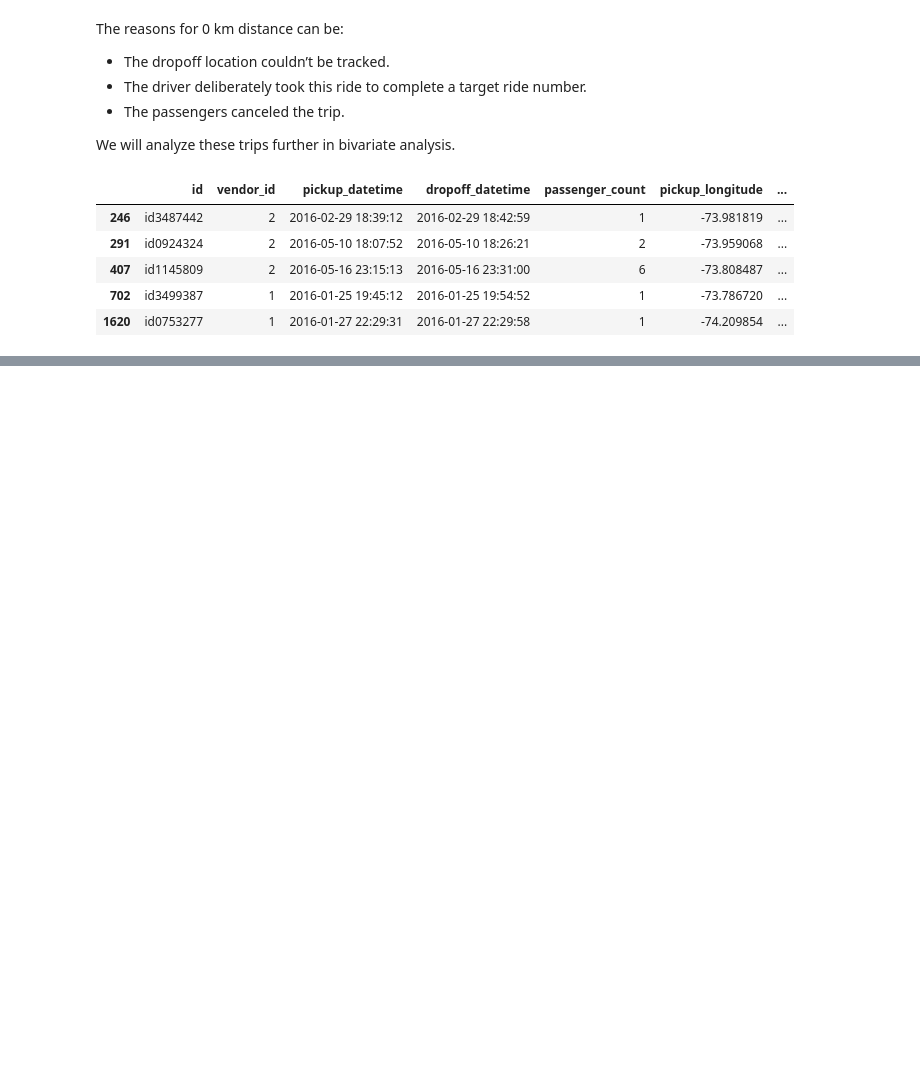
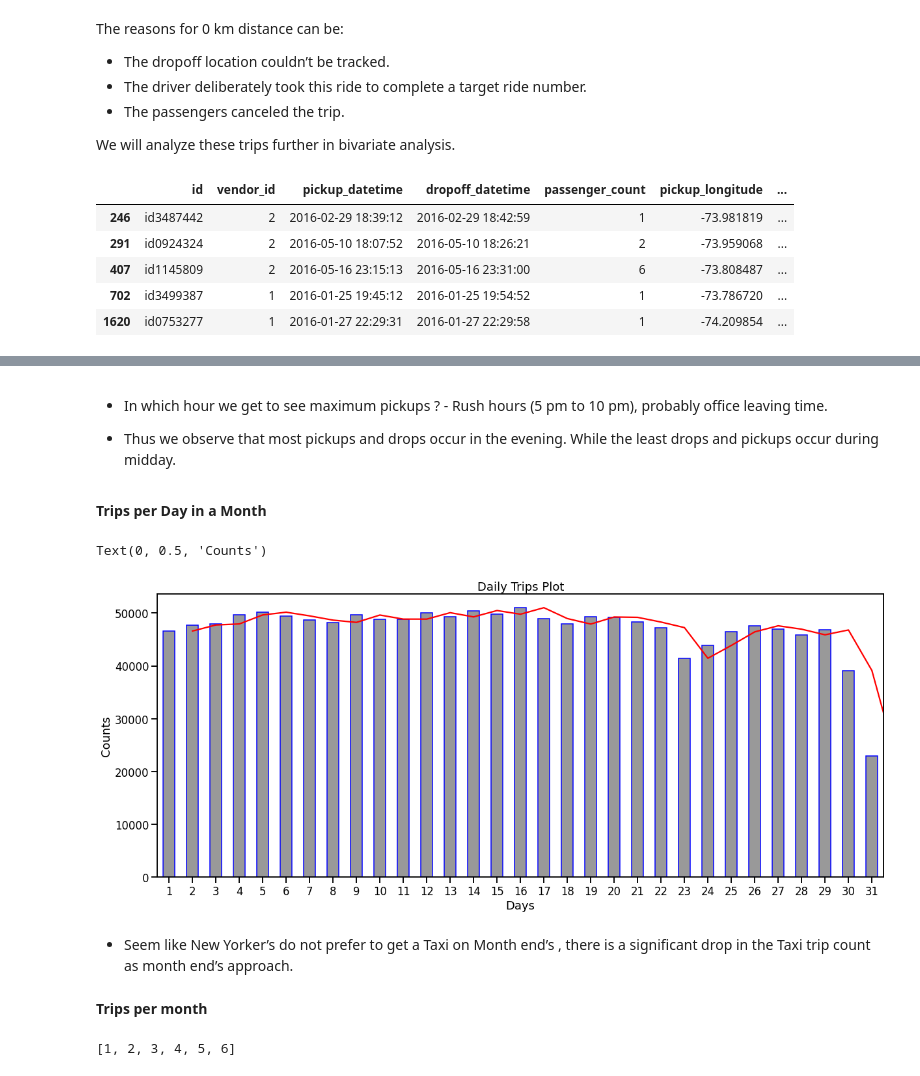
Before and after one commit to deepika1905/NYC-Taxi-Trip-Time-Prediction, a Jupyter notebook: Deepika_Yadav_NYC_Taxi_Trip_Time_Prediction_Capstone_Project.ipynb, the cells around one changed output, grey strips where cells are left out. Cells and saved outputs as stored; diff of their text form; code cells hidden in the pictures; blank space fills up the shorter version.

```diff
--- a/Deepika_Yadav_NYC_Taxi_Trip_Time_Prediction_Capstone_Project.ipynb
+++ b/Deepika_Yadav_NYC_Taxi_Trip_Time_Prediction_Capstone_Project.ipynb
@@ -498,0 +534,31 @@ df[df.distance == 0 ].head()
+# %% [markdown]
+- In which hour we get to see maximum pickups ? - Rush hours (5 pm to 10 pm), probably office leaving time.
+
+- Thus we observe that most pickups and drops occur in the evening. While the least drops and pickups occur during midday.
+# %% [markdown]
+<b>Trips per Day in a Month<b>
+# %%
+#Analyzing Daily trip
+
+plt.figure(figsize=(20,8))
+pickup_day = df['pickup_day'].value_counts()
+pickup_day.sort_index().plot(kind='line',color = 'red')
+pickup_day.sort_index().plot(kind='bar',edgecolor='blue',color = '0.6')
+plt.xticks(rotation=0)
+
+
+
+plt.title('Daily Trips Plot')
+plt.xlabel('Days')
+plt.ylabel('Counts')
+# %% [output]
+Text(0, 0.5, 'Counts')
+[figure, added]
+# %% [markdown]
+- Seem like New Yorker’s do not prefer to get a Taxi on Month end’s , there is a significant drop in the Taxi trip count as month end’s approach.
+# %% [markdown]
+<b>Trips per month<b>
+# %%
+sorted(df['pickup_month'].unique())
+# %% [output]
+[1, 2, 3, 4, 5, 6]
```
Also changed, not shown: parts of 22 cells of this notebook.
